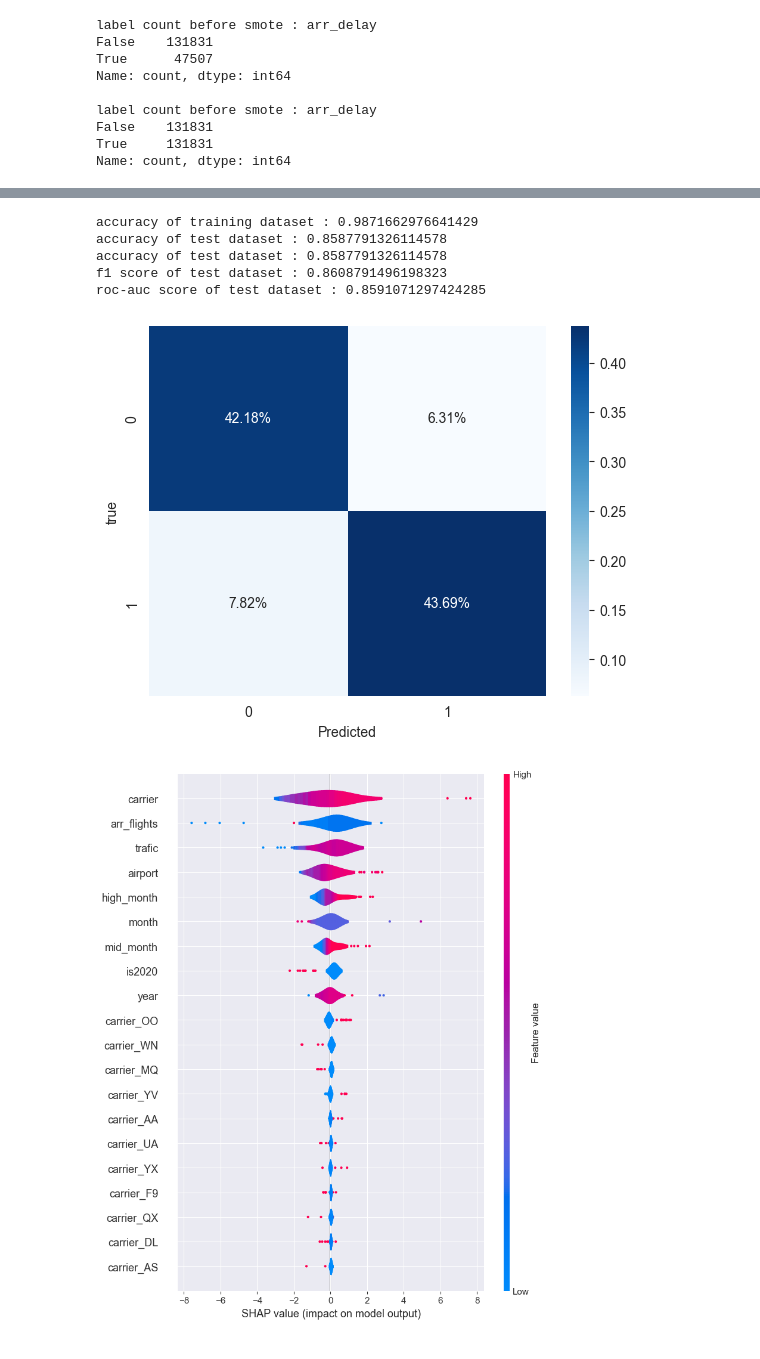
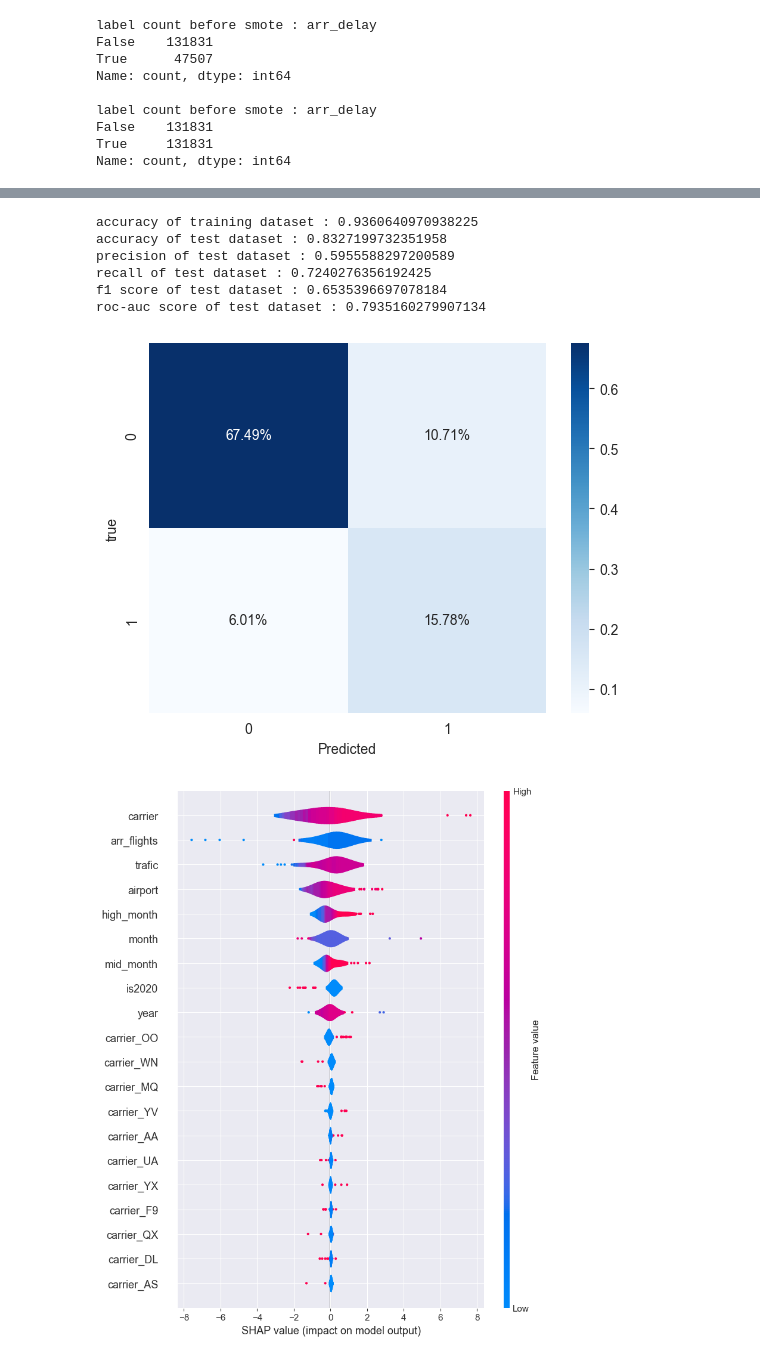
Before and after one commit to AryanshVasu/airline_delay, a Jupyter notebook: EDA.ipynb, the cells around one changed output, grey strips where cells are left out. Saved outputs shown, nothing was run; the diff lists cells and outputs as text; code cells hidden in the pictures.

```diff
--- a/EDA.ipynb
+++ b/EDA.ipynb
@@ -565,0 +572,8 @@ roc-auc score of test dataset : 0.860257703951681
+# %%
+feature_imp = pd.DataFrame({"columns":list(X_train.columns),
+                            "importance":xgb_cls.feature_importances_})
+treeFeatures = feature_imp.sort_values(by="importance", ascending=False)
+X_train_treebest = X_train[treeFeatures['columns'][:100].to_numpy()]
+X_test_treebest = X_test[treeFeatures['columns'][:100].to_numpy()]
+# pd.concat([treeFeatures.reset_index(),MIBestScores.reset_index(),FBestScores.reset_index()],axis=1).head(50)
+# plt.plot(np.log(feature_imp.sort_values(by="importance", ascending=False)["importance"].to_numpy()))
@@ -565,0 +584,4 @@ roc-auc score of test dataset : 0.860257703951681
+# %%
+xgb_cls = xgb.XGBClassifier(random_state=20, max_depth = 20, reg_lambda=2)
+xgb_cls.fit(X_train_treebest,y_train)
+modelEval(xgb_cls,X_train_treebest,X_test_treebest)
@@ -565,0 +596,4 @@ roc-auc score of test dataset : 0.860257703951681
+# %%
+xgb_cls = xgb.XGBClassifier(random_state=20, max_depth = 20, reg_lambda=2)
+xgb_cls.fit(X_train_Fbest,y_train)
+modelEval(xgb_cls,X_train_Fbest,X_test_Fbest)
@@ -565,0 +608,4 @@ roc-auc score of test dataset : 0.860257703951681
+# %%
+xgb_cls = xgb.XGBClassifier(random_state=20, max_depth = 20, reg_lambda=2)
+xgb_cls.fit(X_train_MIbest,y_train)
+modelEval(xgb_cls,X_train_MIbest,X_test_MIbest)
@@ -628,14 +731,15 @@ learning rate : 0.1, n_estimators : 200
 # %%
-xgb_cls_best = xgb.XGBClassifier(seed = 20, max_depth = 20, reg_alpha=2, n_estimators=175, learning_rate=0.2)
-xgb_cls_best.fit(X_train,y_train)
-modelEval(xgb_cls_best)
+xgb_cls = xgb.XGBClassifier(seed = 20, max_depth = 10, reg_alpha=2, n_estimators=200, learning_rate=0.3)
+xgb_cls.fit(X_train_MIbest,y_train)
+modelEval(xgb_cls,X_train_MIbest,X_test_MIbest)
 # %% [output]
-accuracy of training dataset : 0.9871662976641429
-accuracy of test dataset : 0.8587791326114578
-accuracy of test dataset : 0.8587791326114578
-f1 score of test dataset : 0.8608791496198323
-roc-auc score of test dataset : 0.8591071297424285
+accuracy of training dataset : 0.9360640970938225
+accuracy of test dataset : 0.8327199732351958
+precision of test dataset : 0.5955588297200589
+recall of test dataset : 0.7240276356192425
+f1 score of test dataset : 0.6535396697078184
+roc-auc score of test dataset : 0.7935160279907134
-[figure, old version]
+[figure, new version]
 # %%
 # ploting shap values
 # X_sample = X_test.sample(100)
```
Also changed, not shown: parts of 26 cells of this notebook.
